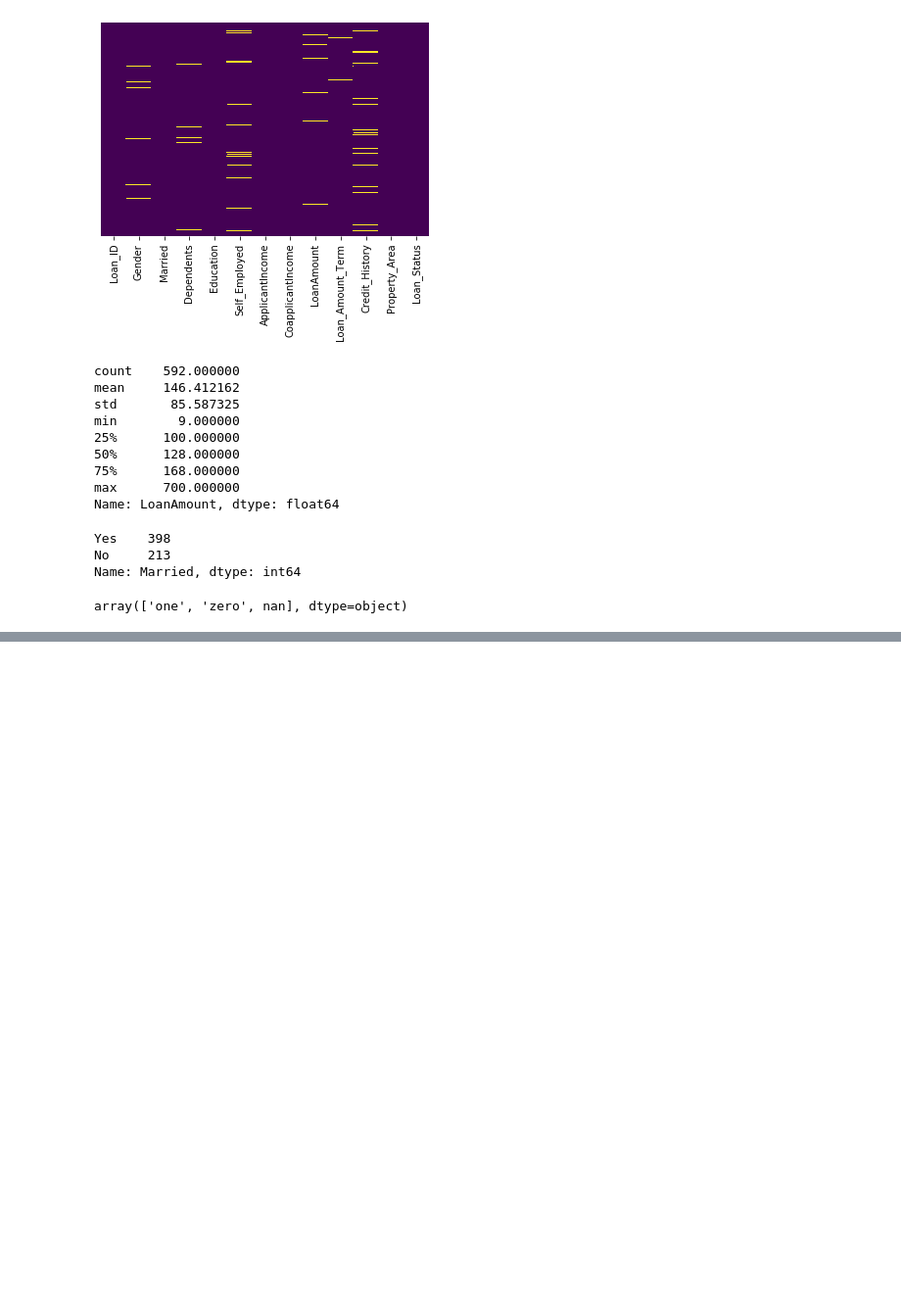
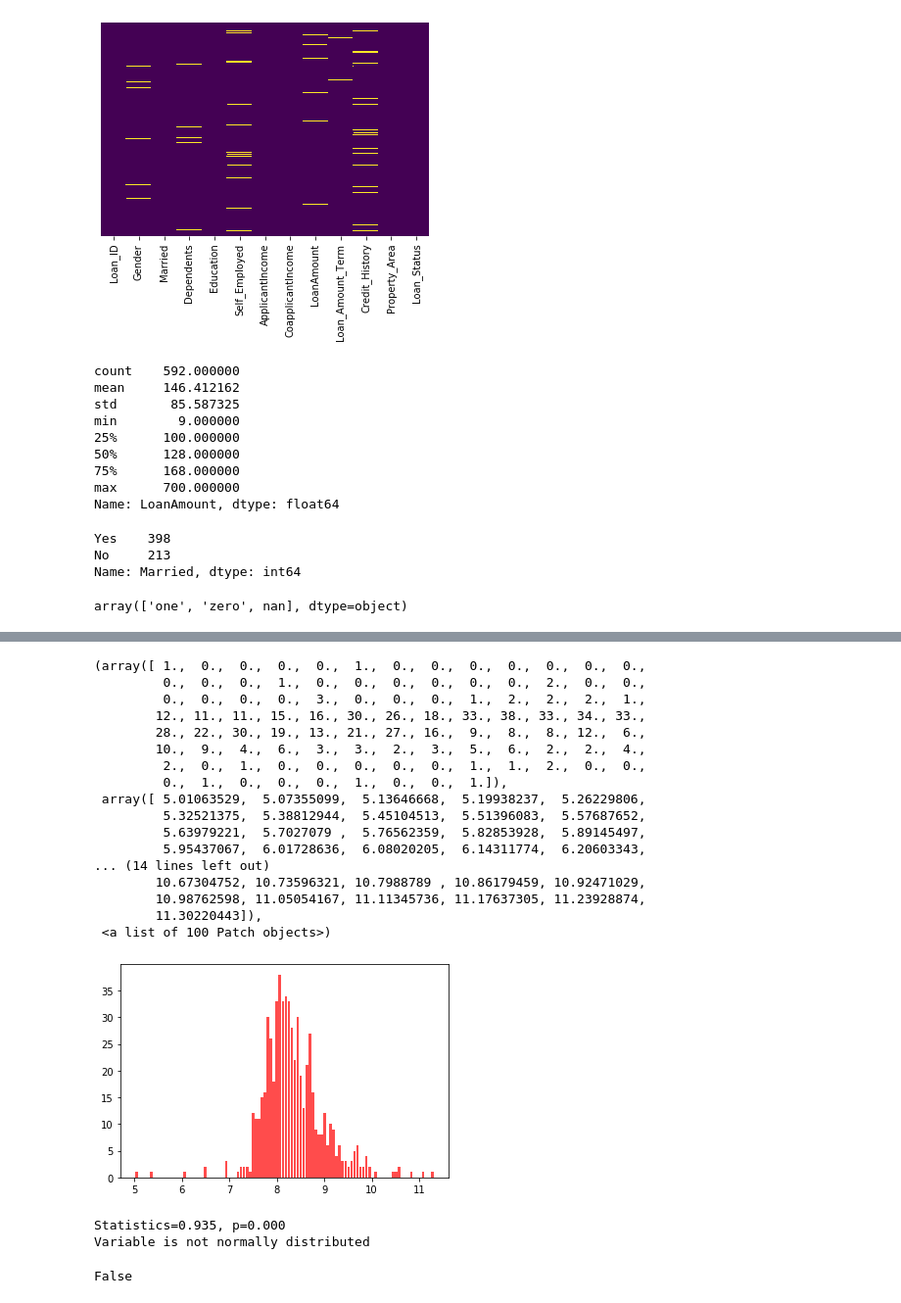
Before and after one commit to NabilBis/Loan-Prediction, a Jupyter notebook: Loan Prediction.ipynb, the cells around one changed output, grey strips where cells are left out. Shown at 98% size. Drawn from its saved outputs; the diff is of its cells as text; code cells hidden in the pictures; blank space fills up the shorter version.

```diff
--- a/Loan Prediction.ipynb
+++ b/Loan Prediction.ipynb
@@ -484,0 +542,21 @@ print("O")
+# %%
+plt.hist(x=applicant, bins=100, color='red', alpha=0.7, rwidth=0.85)
+# %% [output]
+(array([ 1.,  0.,  0.,  0.,  0.,  1.,  0.,  0.,  0.,  0.,  0.,  0.,  0.,
+         0.,  0.,  0.,  1.,  0.,  0.,  0.,  0.,  0.,  0.,  2.,  0.,  0.,
+         0.,  0.,  0.,  0.,  3.,  0.,  0.,  0.,  1.,  2.,  2.,  2.,  1.,
+        12., 11., 11., 15., 16., 30., 26., 18., 33., 38., 33., 34., 33.,
+        28., 22., 30., 19., 13., 21., 27., 16.,  9.,  8.,  8., 12.,  6.,
+        10.,  9.,  4.,  6.,  3.,  3.,  2.,  3.,  5.,  6.,  2.,  2.,  4.,
+         2.,  0.,  1.,  0.,  0.,  0.,  0.,  0.,  1.,  1.,  2.,  0.,  0.,
+         0.,  1.,  0.,  0.,  0.,  1.,  0.,  0.,  1.]),
+ array([ 5.01063529,  5.07355099,  5.13646668,  5.19938237,  5.26229806,
+         5.32521375,  5.38812944,  5.45104513,  5.51396083,  5.57687652,
+         5.63979221,  5.7027079 ,  5.76562359,  5.82853928,  5.89145497,
+         5.95437067,  6.01728636,  6.08020205,  6.14311774,  6.20603343,
+... (14 lines left out)
+        10.67304752, 10.73596321, 10.7988789 , 10.86179459, 10.92471029,
+        10.98762598, 11.05054167, 11.11345736, 11.17637305, 11.23928874,
+        11.30220443]),
+ <a list of 100 Patch objects>)
+[figure, added]
@@ -484,0 +578,6 @@ print("O")
+# %%
+shapiro_wilks(applicant)
+# %% [output]
+Statistics=0.935, p=0.000
+Variable is not normally distributed
+False
```
Also changed, not shown: parts of 12 cells of this notebook.
